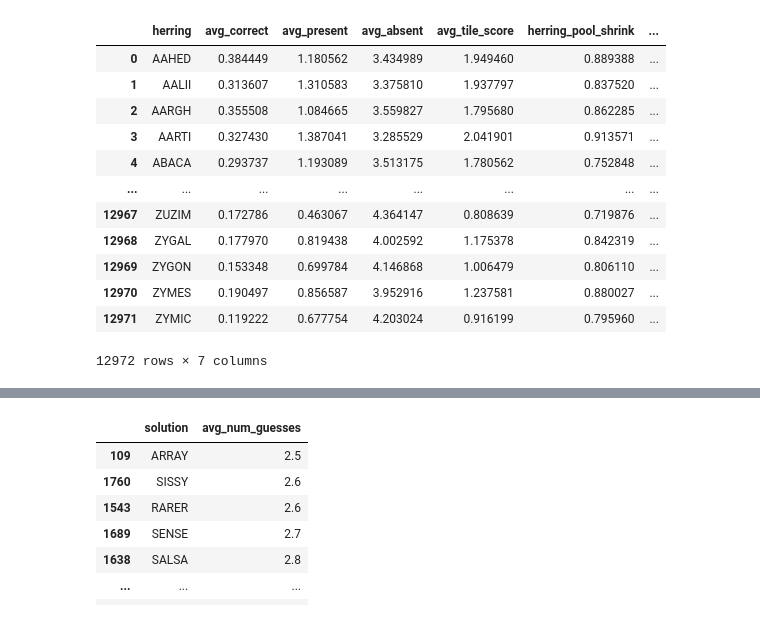
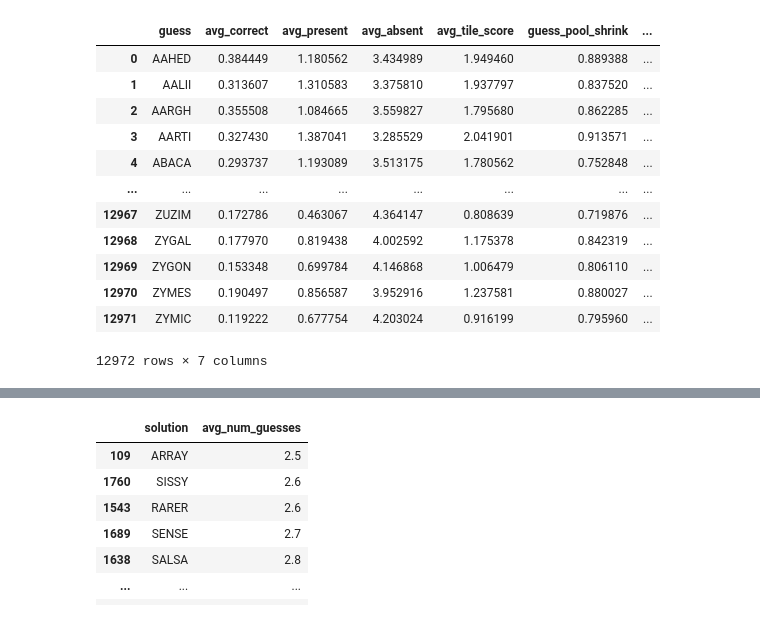
Before and after one commit to sejaldua/wordle-analysis, a Jupyter notebook: analysis.ipynb, the cells around one changed output, grey strips where cells are left out. Saved outputs shown, nothing was run; the diff lists cells and outputs as text; code cells hidden in the pictures.

```diff
--- a/analysis.ipynb
+++ b/analysis.ipynb
@@ -18,9 +18,9 @@ herrings = list(map(lambda x: list(x), orig_herrings))
 # %%
-def process_guess(herring, solution):
+def process_guess(guess, solution):
     score = []
-    for i, letter in enumerate(herring):
+    for i, letter in enumerate(guess):
         # right letter, right place
-        if herring[i] == solution[i]:
+        if guess[i] == solution[i]:
             score.append(2)
         # right letter, wrong place
         elif letter in solution:
@@ -30,10 +30,10 @@ def process_guess(herring, solution):
             score.append(0)
     return score
 
-def simulate_guess_for_all_solutions(herring, solution_pool):
+def simulate_guess_for_all_solutions(guess, solution_pool):
     heuristics = {'correct': [], 'present': [], 'absent': [], 'tile_score': []}
     for solution in solution_pool:
-        score = process_guess(herring, solution)
+        score = process_guess(guess, solution)
         heuristics['correct'].append(score.count(2))
         heuristics['present'].append(score.count(1))
         heuristics['absent'].append(score.count(0))
@@ -41,8 +41,8 @@ def simulate_guess_for_all_solutions(herring, solution_pool):
     avg_heuristics = {k: np.mean(v) for k, v in heuristics.items()}
     return avg_heuristics.values()
 
-herring_df =  pd.DataFrame(orig_herrings, columns=['herring'])
-herring_df['avg_correct'], herring_df['avg_present'], herring_df['avg_absent'], herring_df['avg_tile_score'] = zip(*herring_df['herring'].progress_apply(lambda x: simulate_guess_for_all_solutions(x, orig_solutions)))
-orig_herring_df = herring_df
-orig_herring_df
+guess_df =  pd.DataFrame(orig_guesses, columns=['guess'])
+guess_df['avg_correct'], guess_df['avg_present'], guess_df['avg_absent'], guess_df['avg_tile_score'] = zip(*guess_df['guess'].progress_apply(lambda x: simulate_guess_for_all_solutions(x, orig_solutions)))
+orig_guess_df = guess_df
+orig_guess_df
 # %% [output]
@@ -151,22 +151,22 @@ YAY
 # %%
-def compute_avg_pool_size_shrink(herring, herring_pool, solution_pool):
+def compute_avg_pool_size_shrink(guess, guess_pool, solution_pool):
     h_pool_shrink, s_pool_shrink = [], []
     for solution in solution_pool:
-        score = process_guess(herring, solution)
-        new_solution_pool = filter_list(solution_pool, herring, score)
-        new_herring_pool = filter_list(herring_pool, herring, score)
-        if herring in new_herring_pool: new_herring_pool.remove(herring)
-        h_pool_shrink.append((len(herring_pool) - len(new_herring_pool)) / len(herring_pool))
+        score = process_guess(guess, solution)
+        new_solution_pool = filter_list(solution_pool, guess, score)
+        new_guess_pool = filter_list(guess_pool, guess, score)
+        if guess in new_guess_pool: new_guess_pool.remove(guess)
+        h_pool_shrink.append((len(guess_pool) - len(new_guess_pool)) / len(guess_pool))
         s_pool_shrink.append((len(solution_pool) - len(new_solution_pool)) / len(solution_pool))
     return np.mean(h_pool_shrink), np.mean(s_pool_shrink)
 
-# herring_df2 = pd.DataFrame(orig_herrings, columns=['herring'])
-# herring_df2['herring_pool_shrink'], herring_df2['solution_pool_shrink'] = zip(*herring_df2['herring'].progress_apply(lambda x: compute_avg_pool_size_shrink(x, list(herring_df2['herring']), orig_solutions)))
-herring_shrinkage_df = pd.read_csv('herring_pool_shrinkage_experiment.csv')
-orig_herring_df = orig_herring_df.merge(herring_shrinkage_df, how='inner', on='herring')
-orig_herring_df
+# guess_df2 = pd.DataFrame(orig_guesses, columns=['guess'])
+# guess_df2['guess_pool_shrink'], guess_df2['solution_pool_shrink'] = zip(*guess_df2['guess'].progress_apply(lambda x: compute_avg_pool_size_shrink(x, list(guess_df2['guess']), orig_solutions)))
+guess_shrinkage_df = pd.read_csv('guess_pool_shrinkage.csv')
+orig_guess_df = orig_guess_df.merge(guess_shrinkage_df, how='inner', on='guess')
+orig_guess_df
 # %% [output]
-|  | herring | avg_correct | avg_present | avg_absent | avg_tile_score | herring_pool_shrink | ... |
+|  | guess | avg_correct | avg_present | avg_absent | avg_tile_score | guess_pool_shrink | ... |
 | 0 | AAHED | 0.384449 | 1.180562 | 3.434989 | 1.949460 | 0.889388 | ... |
 | 1 | AALII | 0.313607 | 1.310583 | 3.375810 | 1.937797 | 0.837520 | ... |
 | 2 | AARGH | 0.355508 | 1.084665 | 3.559827 | 1.795680 | 0.862285 | ... |
```
Also changed, not shown: parts of 7 cells of this notebook, 2 other files.
